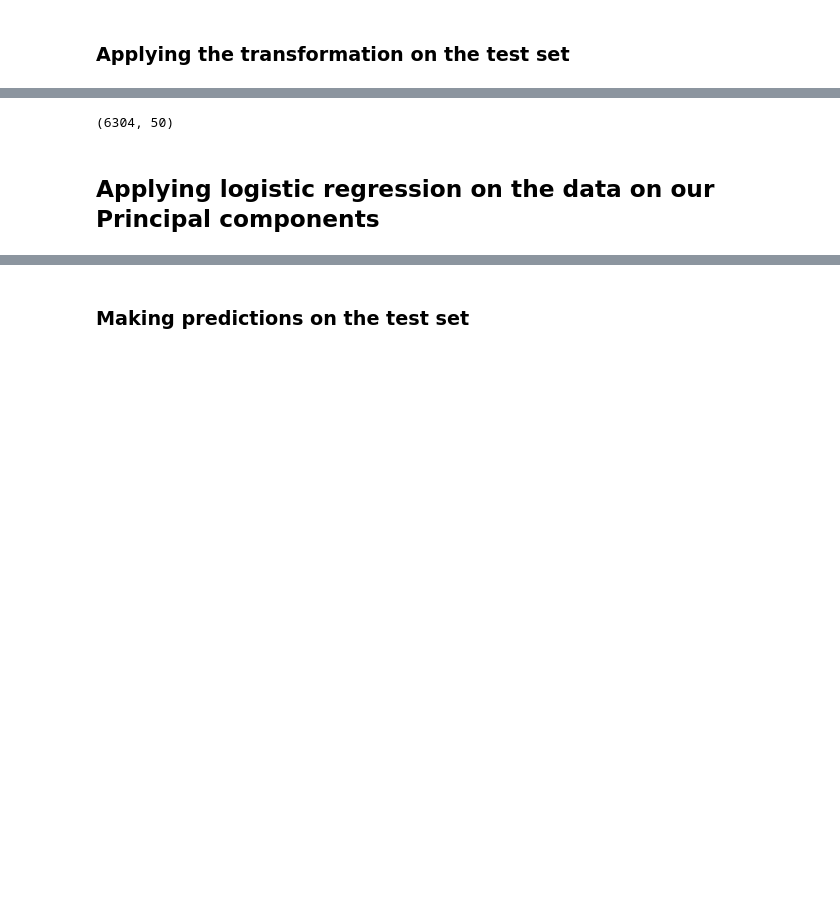
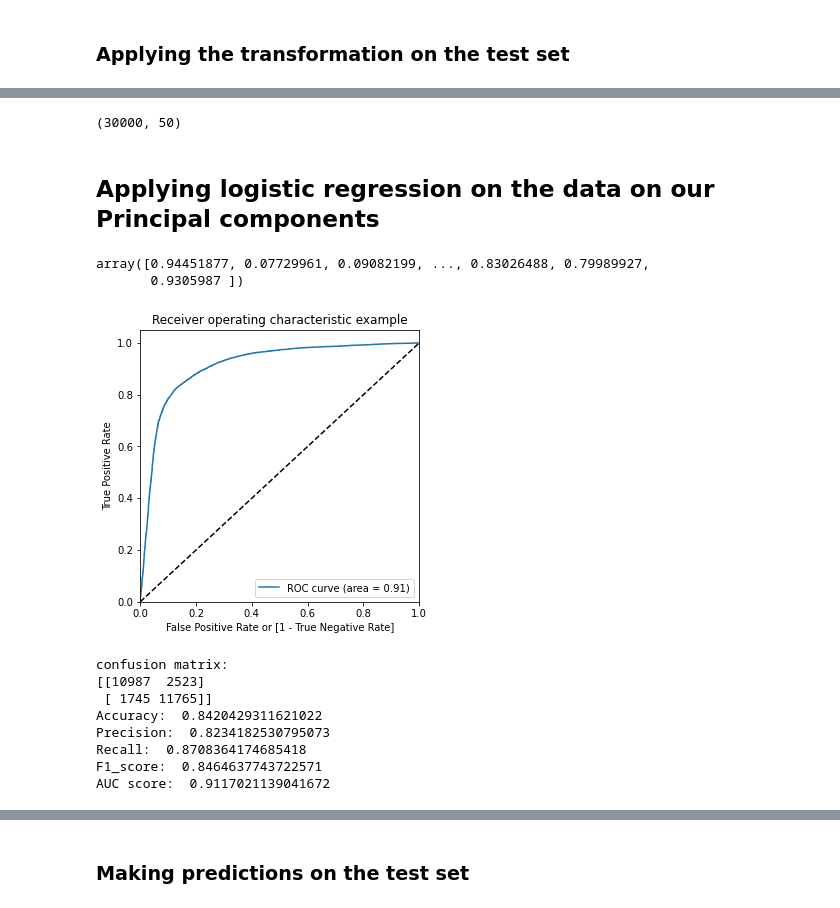
Before and after one commit to kc11381/case_study_telecom_churn_pca_ensemble_models, a Jupyter notebook: telecom_churn_pca_ensemble_models.ipynb, the cells around one changed output, grey strips where cells are left out. Drawn from its saved outputs; the diff is of its cells as text; code cells hidden in the pictures; blank space fills up the shorter version.

```diff
--- a/telecom_churn_pca_ensemble_models.ipynb
+++ b/telecom_churn_pca_ensemble_models.ipynb
@@ -912,11 +914,34 @@ X_test.shape
 # %%
-df_test_pca = pca_final.transform(X_test_ori)
+df_test_pca = pca_final.transform(telecom_test_df_ori)
 df_test_pca.shape
 # %% [output]
-(6304, 50)
+(30000, 50)
 # %% [markdown]
 ## Applying logistic regression on the data on our Principal components
 # %%
 learner_pca = LogisticRegression()
 # %%
 model_pca = learner_pca.fit(df_train_pca, y_resampled)
+# %%
+y_pred_proba = model_pca.predict_proba(df_train_pca)[::,1]
+# %%
+y_pred_proba
+# %% [output]
+array([0.94451877, 0.07729961, 0.09082199, ..., 0.83026488, 0.79989927,
+       0.9305987 ])
+# %%
+y_pred_train_final = pd.DataFrame({'Churn_Prob': y_pred_proba})
+# %%
+y_pred_train_final['Churn_Prob_2'] = y_pred_train_final.Churn_Prob.map(lambda x: 1 if x > 0.5 else 0)
+# %%
+metrics_dict = get_accuracy_params(y_resampled, y_pred_train_final.Churn_Prob_2, y_pred_train_final.Churn_Prob, 'Logistic_pca_train')
+# %% [output]
+[figure, added]
+confusion matrix:
+[[10987  2523]
+ [ 1745 11765]]
+Accuracy:  0.8420429311621022
+Precision:  0.8234182530795073
+Recall:  0.8708364174685418
+F1_score:  0.8464637743722571
+AUC score:  0.9117021139041672
```
Also changed, not shown: parts of 50 cells of this notebook.
